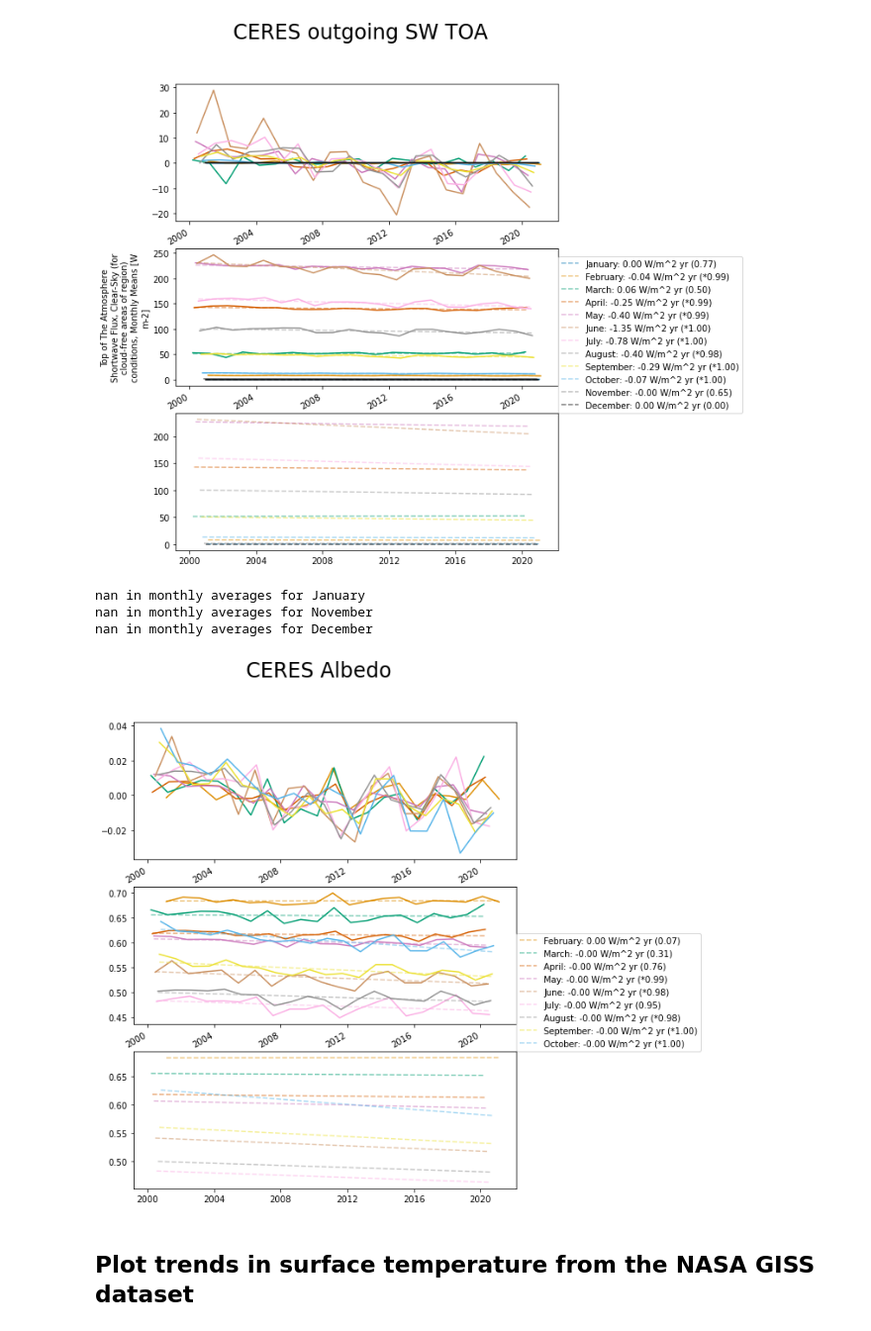
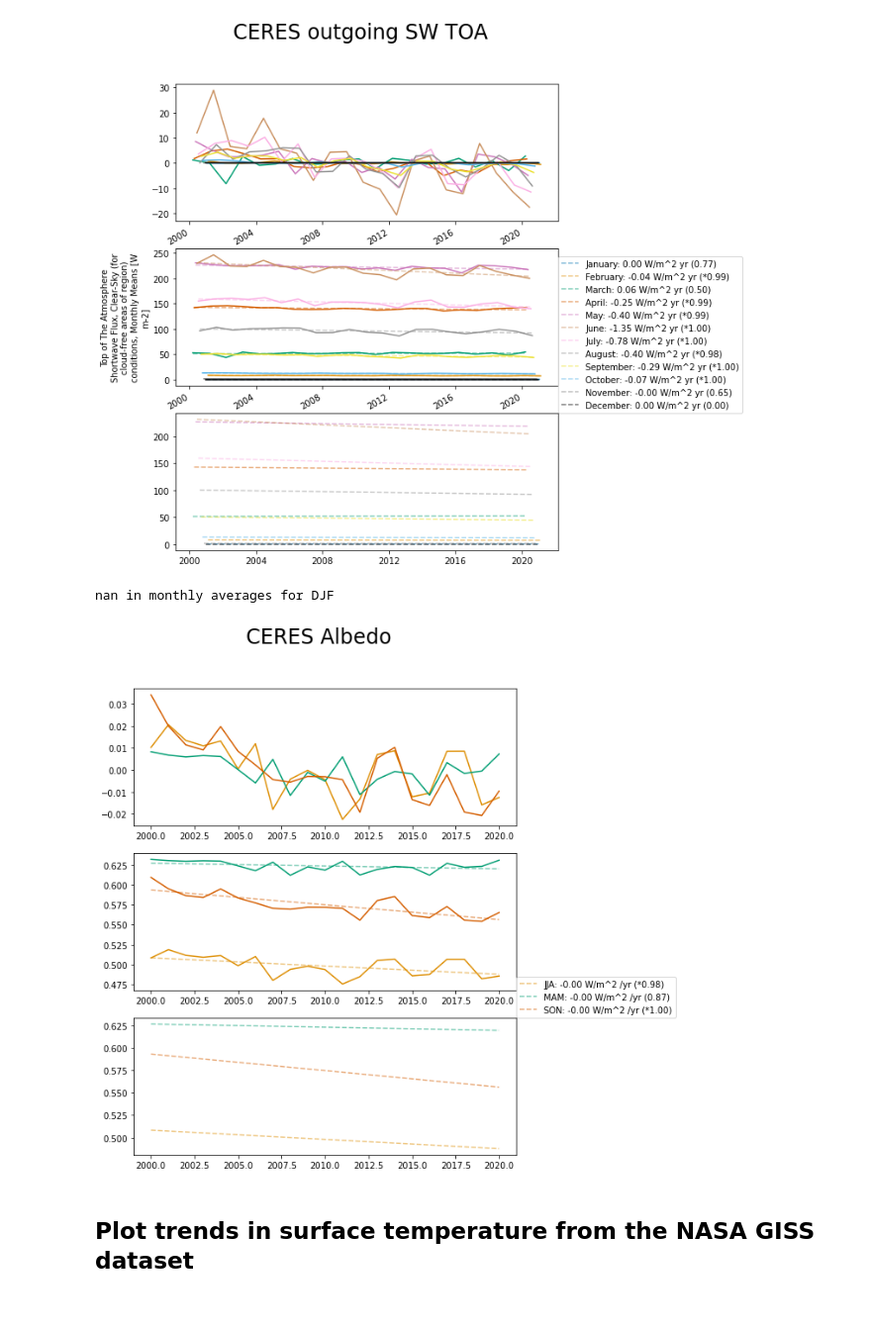
Before and after one commit to jshaw35/spectral_ice, a Jupyter notebook: gridded_trends/ceres_trends.ipynb, the cells around one changed output. Shown at 99% size. Drawn from its saved outputs; the diff is of its cells as text; code cells hidden in the pictures.

```diff
--- a/gridded_trends/ceres_trends.ipynb
+++ b/gridded_trends/ceres_trends.ipynb
@@ -268,12 +168,10 @@ plot_trends(ceres_ds['toa_sw_clr_c_mon'],'CERES outgoing SW TOA')
 # %% [output]
 [figure]
 # %%
-error = plot_trends(ceres_ds['albedo'],'CERES Albedo')
+error = plot_trends(ceres_ds['albedo'],'CERES Albedo',seasonal=True)
 # %% [output]
-nan in monthly averages for January
-nan in monthly averages for November
-nan in monthly averages for December
+nan in monthly averages for DJF
-[figure, old version]
+[figure, new version]
 # %% [markdown]
 ## Plot trends in surface temperature from the NASA GISS dataset
 # %% [markdown]
```
Also changed, not shown: parts of 29 cells of this notebook, 1 other file.
